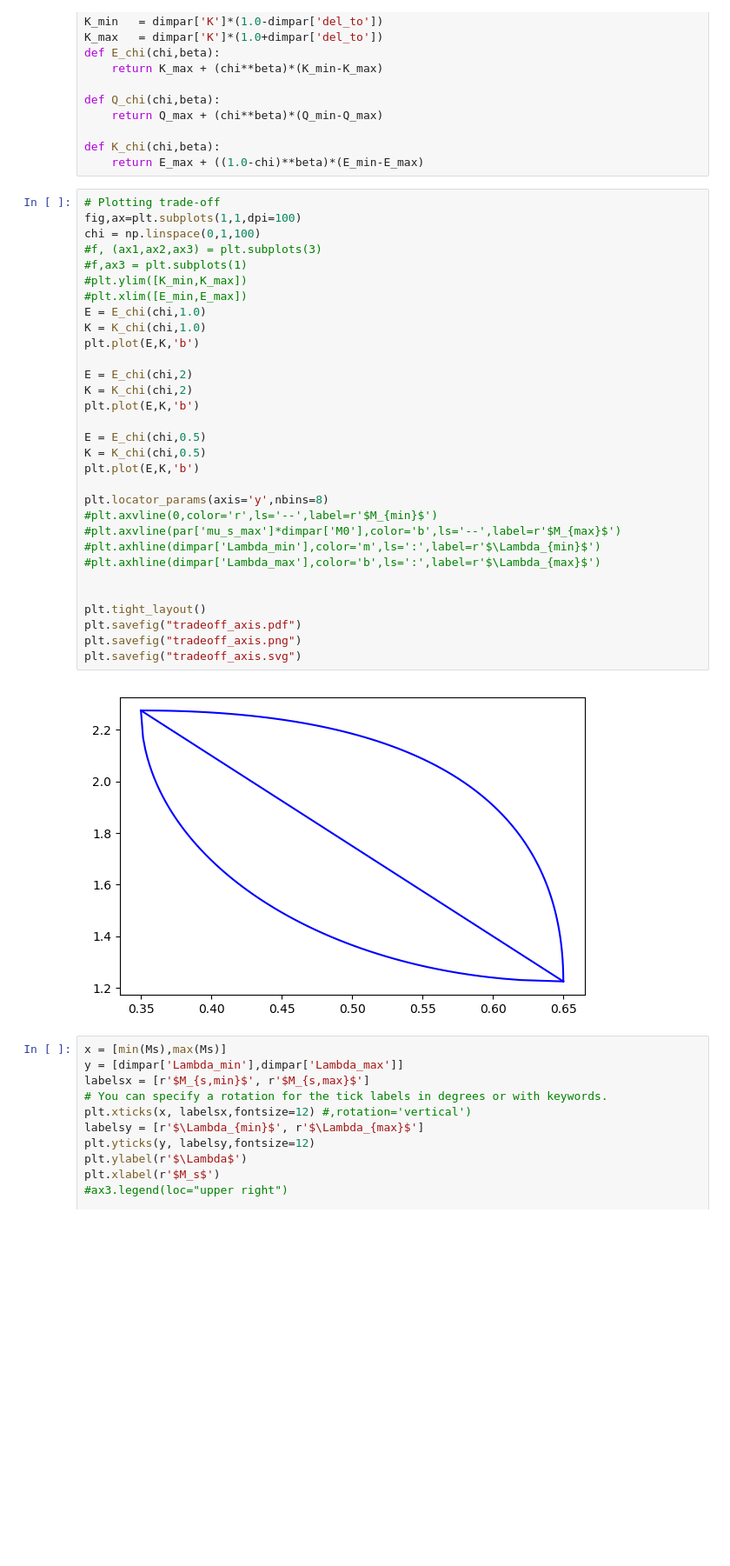
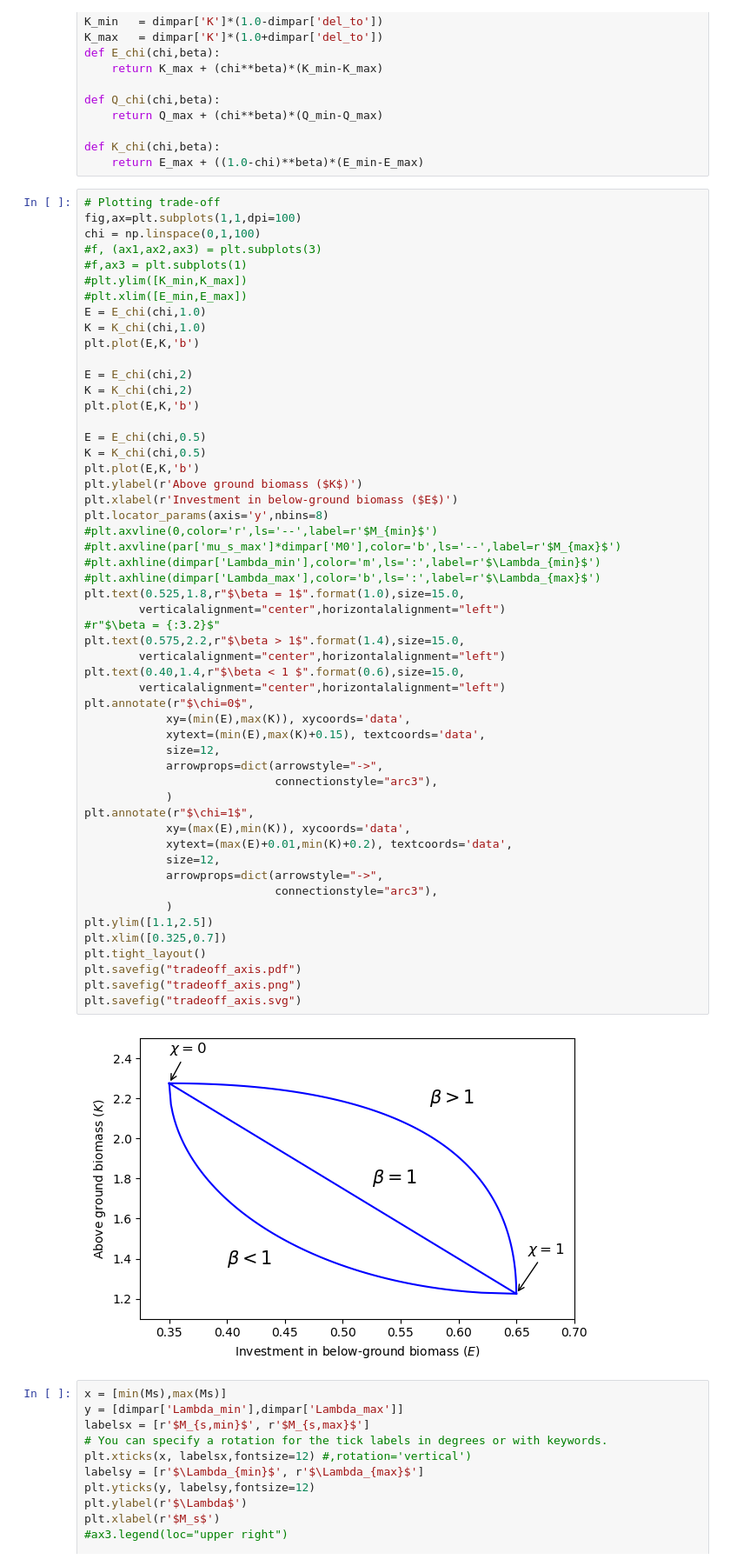
Before and after one commit to Omer80/bhwModel, a Jupyter notebook: auto/Plot_Turing_p_to_chi_different_betas.ipynb, the cells around one changed output. Shown at 87% size. Cells and saved outputs as stored; diff of their text form; blank space fills up the shorter version.

```diff
--- a/auto/Plot_Turing_p_to_chi_different_betas.ipynb
+++ b/auto/Plot_Turing_p_to_chi_different_betas.ipynb
@@ -65,36 +65,58 @@ def K_chi(chi,beta):
 # %%
 # Plotting trade-off
 fig,ax=plt.subplots(1,1,dpi=100)
 chi = np.linspace(0,1,100)
 #f, (ax1,ax2,ax3) = plt.subplots(3)
 #f,ax3 = plt.subplots(1)
 #plt.ylim([K_min,K_max])
 #plt.xlim([E_min,E_max])
 E = E_chi(chi,1.0)
 K = K_chi(chi,1.0)
 plt.plot(E,K,'b')
 
 E = E_chi(chi,2)
 K = K_chi(chi,2)
 plt.plot(E,K,'b')
 
 E = E_chi(chi,0.5)
 K = K_chi(chi,0.5)
 plt.plot(E,K,'b')
-
+plt.ylabel(r'Above ground biomass ($K$)')
+plt.xlabel(r'Investment in below-ground biomass ($E$)')
 plt.locator_params(axis='y',nbins=8)
 #plt.axvline(0,color='r',ls='--',label=r'$M_{min}$')
 #plt.axvline(par['mu_s_max']*dimpar['M0'],color='b',ls='--',label=r'$M_{max}$')
 #plt.axhline(dimpar['Lambda_min'],color='m',ls=':',label=r'$\Lambda_{min}$')
 #plt.axhline(dimpar['Lambda_max'],color='b',ls=':',label=r'$\Lambda_{max}$')
-
-
+plt.text(0.525,1.8,r"$\beta = 1$".format(1.0),size=15.0,
+        verticalalignment="center",horizontalalignment="left")
+#r"$\beta = {:3.2}$"
+plt.text(0.575,2.2,r"$\beta > 1$".format(1.4),size=15.0,
+        verticalalignment="center",horizontalalignment="left")
+plt.text(0.40,1.4,r"$\beta < 1 $".format(0.6),size=15.0,
+        verticalalignment="center",horizontalalignment="left")
+plt.annotate(r"$\chi=0$",
+            xy=(min(E),max(K)), xycoords='data',
+            xytext=(min(E),max(K)+0.15), textcoords='data',
+            size=12,
+            arrowprops=dict(arrowstyle="->",
+                            connectionstyle="arc3"),
+            )
+plt.annotate(r"$\chi=1$",
+            xy=(max(E),min(K)), xycoords='data',
+            xytext=(max(E)+0.01,min(K)+0.2), textcoords='data',
+            size=12,
+            arrowprops=dict(arrowstyle="->",
+                            connectionstyle="arc3"),
+            )
+plt.ylim([1.1,2.5])
+plt.xlim([0.325,0.7])
 plt.tight_layout()
 plt.savefig("tradeoff_axis.pdf")
 plt.savefig("tradeoff_axis.png")
 plt.savefig("tradeoff_axis.svg")
 # %% [output]
-[figure, old version]
+[figure, new version]
 # %%
 x = [min(Ms),max(Ms)]
 y = [dimpar['Lambda_min'],dimpar['Lambda_max']]
```
Also changed, not shown: parts of 1 cell of this notebook, 5 other files.
